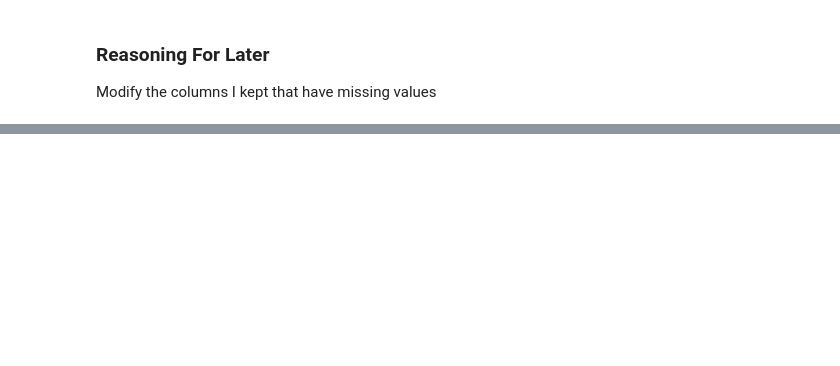
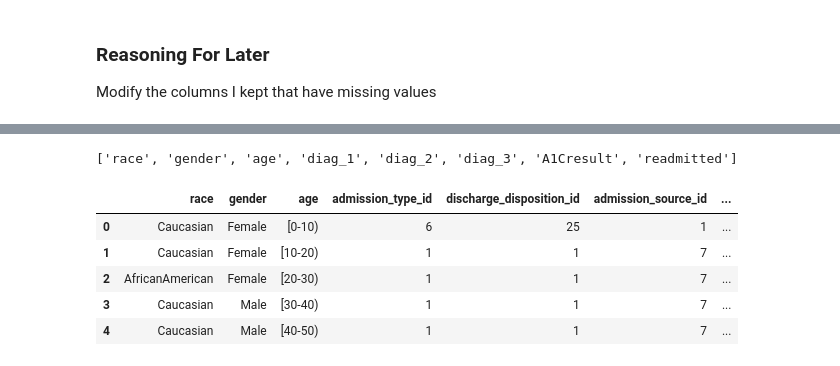
Before and after one commit to aboltonbsb/diabetes-readmission-predictor, a Jupyter notebook: notebooks/03_feature_engineering.ipynb, the cells around one changed output, grey strips where cells are left out. Cells and saved outputs as stored; diff of their text form; code cells hidden in the pictures; blank space fills up the shorter version.

```diff
--- a/notebooks/03_feature_engineering.ipynb
+++ b/notebooks/03_feature_engineering.ipynb
@@ -25,8 +26,8 @@ df.head()
 
 Start by dropping the columns I know I won't be needing
 # %%
-columns_to_drop = ['weight', 'medical_specialty', 'payer_code', 'max_glu_serum', 'encounter_id']
+columns_to_drop = ['weight', 'medical_specialty', 'payer_code', 'max_glu_serum', 'encounter_id', 'change', 'diabetesMed']
 
-df.drop(columns=columns_to_drop, inplace=True)
-df.shape
+df_clone.drop(columns=columns_to_drop, inplace=True)
+df_clone.shape
 # %% [output]
@@ -36,8 +37,8 @@ df.shape
 
 Deduplicate the encounters to unique patients only. This will reduce the memory held as well as reduce time for computations later.
 # %%
-df.drop_duplicates(subset='patient_nbr', keep='first', inplace=True)
-df.drop(columns='patient_nbr', inplace=True)
-df.reset_index()
-df.shape
+df_clone.drop_duplicates(subset='patient_nbr', keep='first', inplace=True)
+df_clone.drop(columns='patient_nbr', inplace=True)
+df_clone = df_clone.reset_index(drop=True)
+df_clone.shape
 # %% [output]
@@ -44,0 +46,15 @@ df.shape
+# %%
+all_med_cols = ['metformin', 'repaglinide', 'nateglinide', 'chlorpropamide',
+                'glimepiride', 'acetohexamide', 'glipizide', 'glyburide',
+                'tolbutamide', 'pioglitazone', 'rosiglitazone', 'acarbose',
+                'miglitol', 'troglitazone', 'tolazamide', 'examide',
+                'citoglipton', 'insulin', 'glyburide-metformin',
+                'glipizide-metformin', 'glimepiride-pioglitazone',
+                'metformin-rosiglitazone', 'metformin-pioglitazone']
+
+# Create binary change indicator before dropping
+df_clone['any_med_change'] = (df[all_med_cols].isin(['Up', 'Down'])).any(axis=1).astype(int)
+
+# Drop all individual medication columns
+df_clone.drop(columns=all_med_cols, inplace=True)
+df_clone.shape
@@ -110,11 +155,12 @@ def categorize_icd9(code):
 
     return "Other"
 # %%
-df['race_cat'] = df['race'].apply(replace_missing_data)
-df['diag_1_cat'] = df['diag_1'].apply(categorize_icd9)
-df['diag_2_cat'] = df['diag_2'].apply(categorize_icd9)
-df['diag_3_cat'] = df['diag_3'].apply(categorize_icd9)
+df_clone['race'] = df['race'].apply(replace_missing_data)
+df_clone['diag_1'] = df['diag_1'].apply(categorize_icd9)
+df_clone['diag_2'] = df['diag_2'].apply(categorize_icd9)
+df_clone['diag_3'] = df['diag_3'].apply(categorize_icd9)
 
-print(df['diag_1_cat'].value_counts())
-print(df['race_cat'].value_counts(normalize=True))
+print(df_clone['diag_1'].value_counts())
+print(df_clone['race'].value_counts(normalize=True))
+df_clone.shape
 # %% [output]
@@ -137,0 +185,11 @@ Name: proportion, dtype: float64
+# %%
+print(df_clone.select_dtypes(include='object').columns.tolist())
+df_clone.head()
+# %% [output]
+['race', 'gender', 'age', 'diag_1', 'diag_2', 'diag_3', 'A1Cresult', 'readmitted']
+|  | race | gender | age | admission_type_id | discharge_disposition_id | admission_source_id | ... |
+| 0 | Caucasian | Female | [0-10) | 6 | 25 | 1 | ... |
+| 1 | Caucasian | Female | [10-20) | 1 | 1 | 7 | ... |
+| 2 | AfricanAmerican | Female | [20-30) | 1 | 1 | 7 | ... |
+| 3 | Caucasian | Male | [30-40) | 1 | 1 | 7 | ... |
+| 4 | Caucasian | Male | [40-50) | 1 | 1 | 7 | ... |
```
Also changed, not shown: parts of 11 cells of this notebook.
